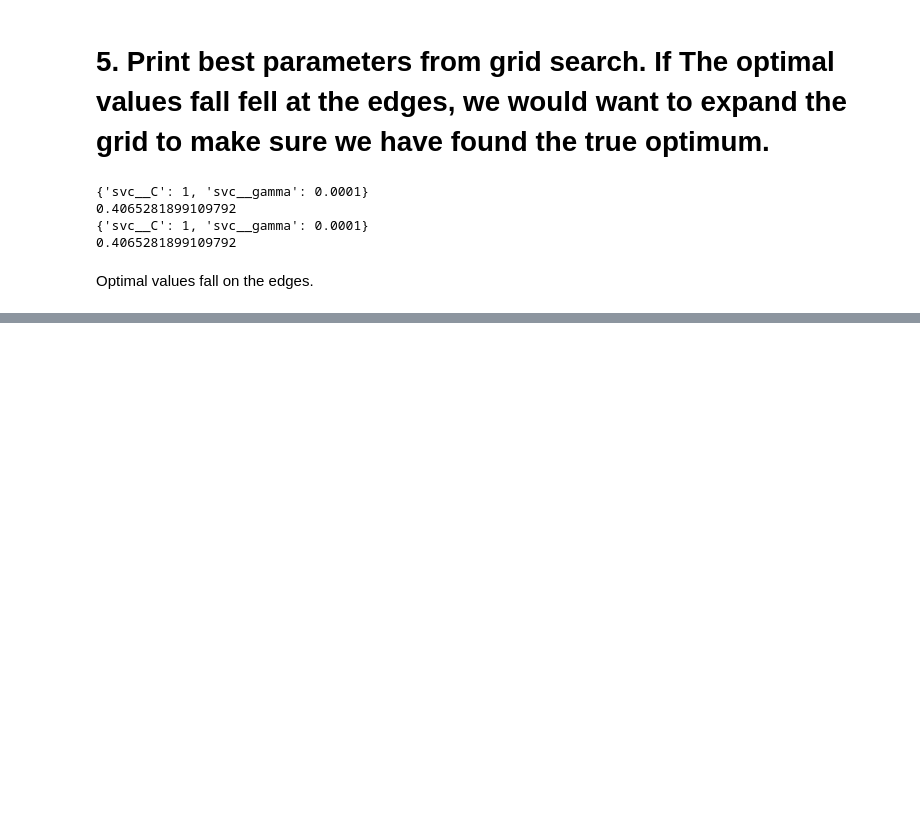
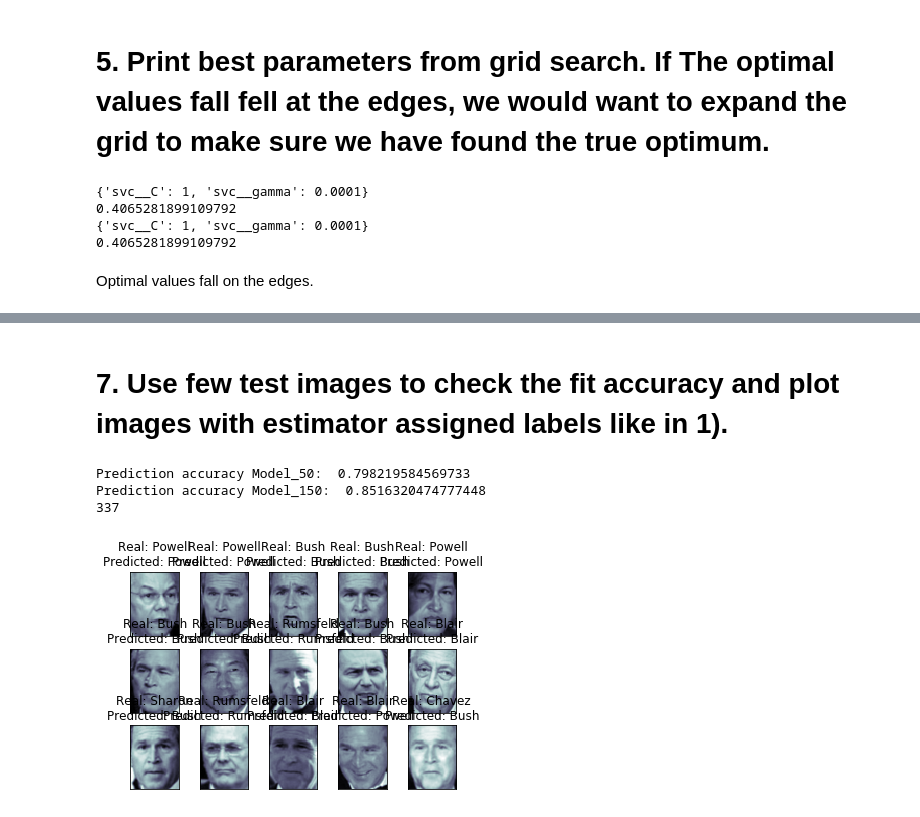
Before and after one commit to Oscar616161651651/OscarFdezBlanco_IntroToBioinformatics, a Jupyter notebook: Exam_4_Answers.ipynb, the cells around one changed output, grey strips where cells are left out. Saved outputs shown, nothing was run; the diff lists cells and outputs as text; code cells hidden in the pictures; blank space fills up the shorter version.

```diff
--- a/Exam_4_Answers.ipynb
+++ b/Exam_4_Answers.ipynb
@@ -110,8 +106,8 @@ print(crossvalidation_model150.best_score_)
 # %% [markdown]
 Optimal values fall on the edges.
 # %%
-parameters = {"svc__C" : [0.01, 0.05, 0.1, 0.5, 1, 5, 10],
-              "svc__gamma" : [1e-09, 5e-09, 1e-08, 5e-08, 1e-07, 5e-07, 1e-06, 5e-06, 1e-05, 5e-05]}
+parameters = {"svc__C" : [0.1, 0.5, 1, 5, 10, 50],
+              "svc__gamma" : [1e-09, 5e-09, 1e-08, 5e-08, 1e-07, 5e-07, 1e-06, 5e-06]}
 
 crossvalidation_model50 = GridSearchCV(model_50, parameters)
 crossvalidation_model150 = GridSearchCV(model_150, parameters)
@@ -126,0 +142,35 @@ print(crossvalidation_model150.best_score_)
+# %%
+# Call predict on the estimator with the best found parameters.
+prediction_50 = crossvalidation_model50.predict(X_test)
+prediction_150 = crossvalidation_model150.predict(X_test)
+# %% [markdown]
+# 7. Use few test images to check the fit accuracy and plot images with estimator assigned labels like in 1).
+# %%
+def calculate_accuracy(prediction, real):
+    matches_list = []
+
+    for i in range(len(prediction)):
+        matches_list.append(prediction[i] == real[i])
+    return(sum(matches_list)/len(matches_list))
+
+print("Prediction accuracy Model_50: ", calculate_accuracy(prediction_50, y_test))
+print("Prediction accuracy Model_150: ",calculate_accuracy(prediction_150, y_test))
+
+#         print(faces.target_names[prediction[i]].split()[-1])
+#         print(faces.target_names[real[i]].split()[-1])
+
+random_ind = np.random.randint(y_test.shape[0], size=15)
+
+fig, ax = plotter.subplots(3, 5)
+
+for i, axi in enumerate(ax.flat):
+    axi.imshow(faces.images[i], cmap='bone')
+    axi.set(xticks=[], yticks=[])
+    axi.set_title("Real: " + faces.target_names[y_test[i]].split()[-1] + "\n"
+                   "Predicted: " + faces.target_names[prediction_50[i]].split()[-1],
+                   color = "black")
+# %% [output]
+Prediction accuracy Model_50:  0.798219584569733
+Prediction accuracy Model_150:  0.8516320474777448
+337
+[figure, added]
```
Also changed, not shown: parts of 4 cells of this notebook.
